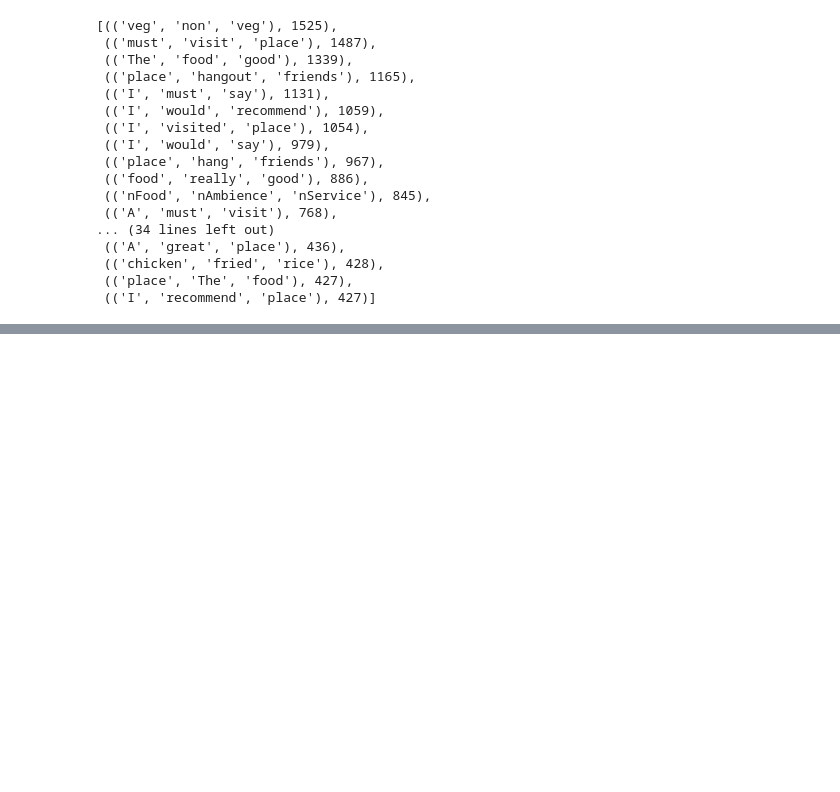
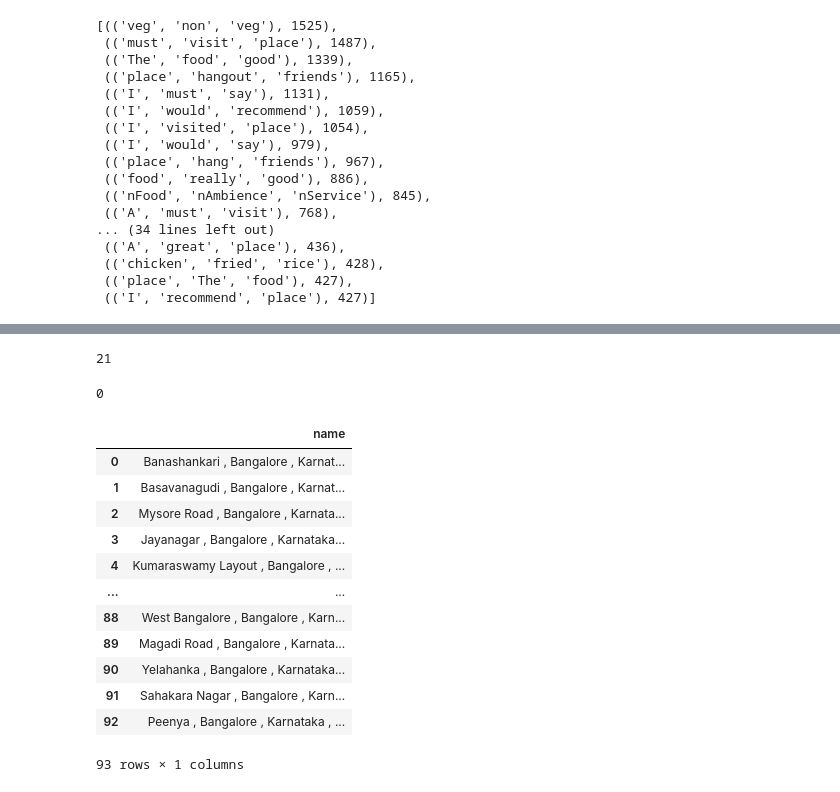
Before and after one commit to ewooten7/Zomato-Geospatial-Analysis, a Jupyter notebook: My-Zomato-Analysis.ipynb, the cells around one changed output, grey strips where cells are left out. Saved outputs shown, nothing was run; the diff lists cells and outputs as text; code cells hidden in the pictures; blank space fills up the shorter version.

```diff
--- a/My-Zomato-Analysis.ipynb
+++ b/My-Zomato-Analysis.ipynb
@@ -632,0 +753,32 @@ fd_trigrams.most_common(50)
+# %%
+df_copy = df.copy()
+# %%
+df_copy['location'].isnull().sum()
+# %% [output]
+21
+# %%
+df_copy = df_copy.dropna(subset=['location'])
+# %%
+df_copy['location'].isnull().sum()
+# %% [output]
+0
+# %%
+locations = pd.DataFrame(df_copy['location'].unique())
+# %%
+locations.columns = ['name']
+# %%
+locations
+# %% [output]
+|  | name |
+| 0 | Banashankari , Bangalore , Karnat... |
+| 1 | Basavanagudi , Bangalore , Karnat... |
+| 2 | Mysore Road , Bangalore , Karnata... |
+| 3 | Jayanagar , Bangalore , Karnataka... |
+| 4 | Kumaraswamy Layout , Bangalore , ... |
+| ... | ... |
+| 88 | West Bangalore , Bangalore , Karn... |
+| 89 | Magadi Road , Bangalore , Karnata... |
+| 90 | Yelahanka , Bangalore , Karnataka... |
+| 91 | Sahakara Nagar , Bangalore , Karn... |
+| 92 | Peenya , Bangalore , Karnataka , ... |
+93 rows × 1 columns
```
Also changed, not shown: parts of 15 cells of this notebook.
